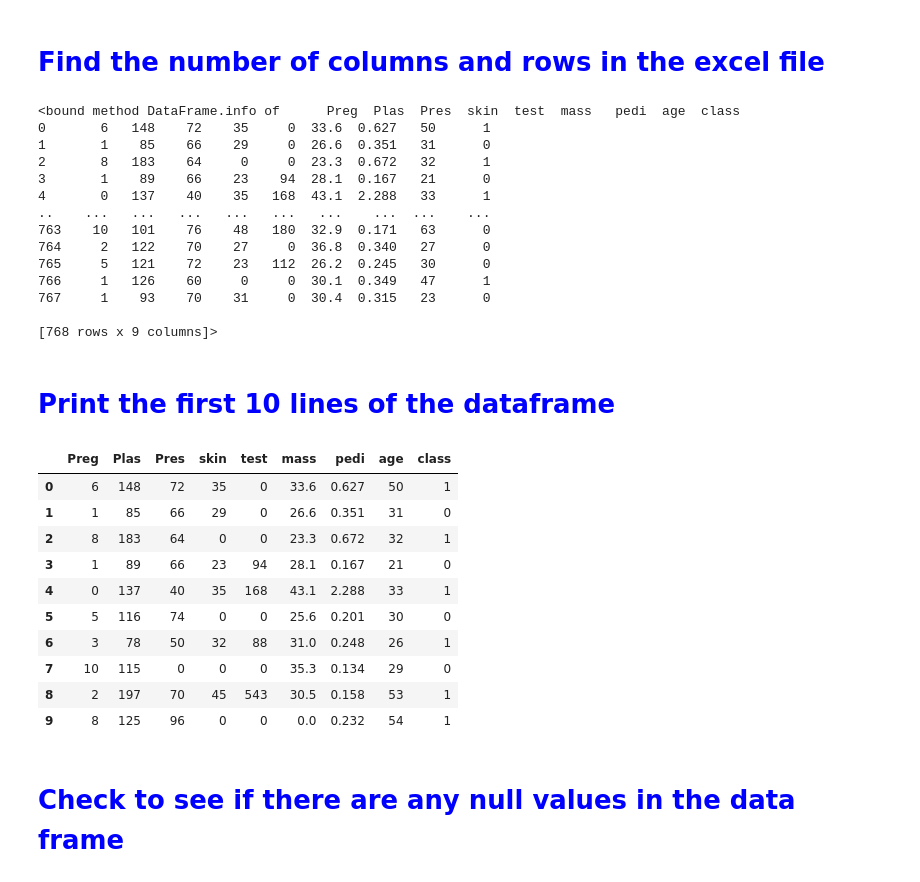
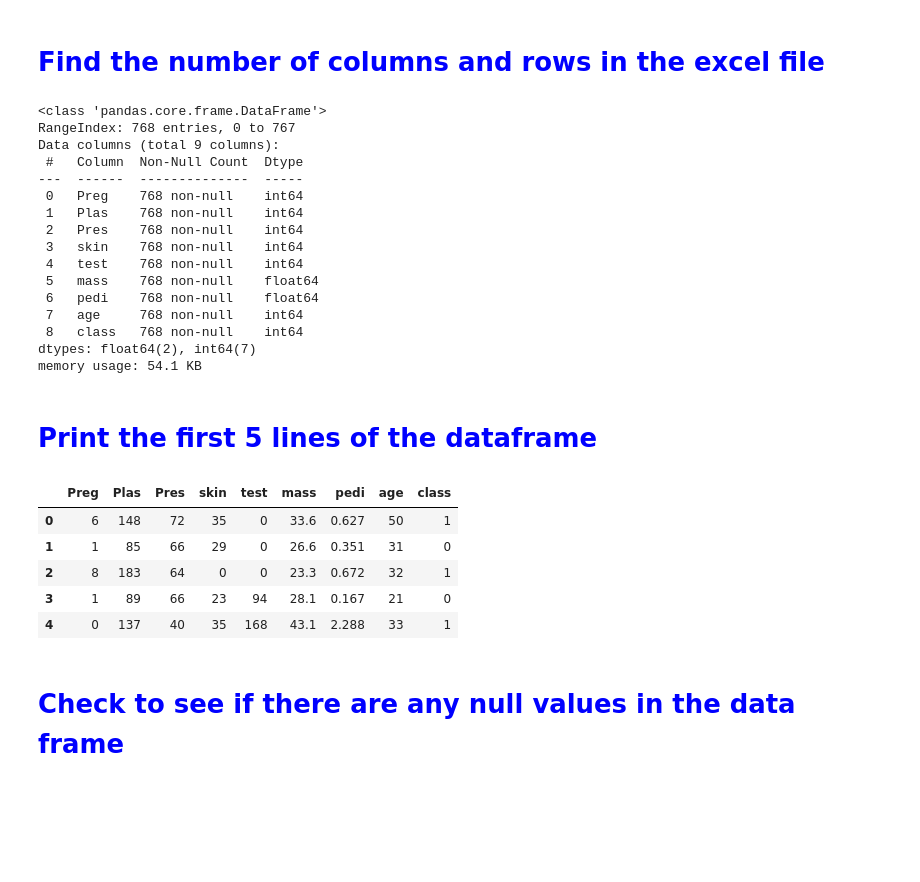
Before and after one commit to shifeng1106/MachineLearning, a Jupyter notebook: ml1-diabetes-logistic-regression.ipynb, the cells around one changed output. Drawn from its saved outputs; the diff is of its cells as text; code cells hidden in the pictures; blank space fills up the shorter version.

```diff
--- a/ml1-diabetes-logistic-regression.ipynb
+++ b/ml1-diabetes-logistic-regression.ipynb
@@ -44,38 +60,35 @@ pdata = pd.read_csv('../input/indian-diabetes/pima-indians-diabetes.csv')
 # %% [markdown]
 # <font color=blue> Find the number of columns and rows in the excel file
 # %%
-pdata.info
+pdata.info()
 # %% [output]
-<bound method DataFrame.info of      Preg  Plas  Pres  skin  test  mass   pedi  age  class
-0       6   148    72    35     0  33.6  0.627   50      1
-1       1    85    66    29     0  26.6  0.351   31      0
-2       8   183    64     0     0  23.3  0.672   32      1
-3       1    89    66    23    94  28.1  0.167   21      0
-4       0   137    40    35   168  43.1  2.288   33      1
-..    ...   ...   ...   ...   ...   ...    ...  ...    ...
-763    10   101    76    48   180  32.9  0.171   63      0
-764     2   122    70    27     0  36.8  0.340   27      0
-765     5   121    72    23   112  26.2  0.245   30      0
-766     1   126    60     0     0  30.1  0.349   47      1
-767     1    93    70    31     0  30.4  0.315   23      0
-
-[768 rows x 9 columns]>
+<class 'pandas.core.frame.DataFrame'>
+RangeIndex: 768 entries, 0 to 767
+Data columns (total 9 columns):
+ #   Column  Non-Null Count  Dtype
+---  ------  --------------  -----
+ 0   Preg    768 non-null    int64
+ 1   Plas    768 non-null    int64
+ 2   Pres    768 non-null    int64
+ 3   skin    768 non-null    int64
+ 4   test    768 non-null    int64
+ 5   mass    768 non-null    float64
+ 6   pedi    768 non-null    float64
+ 7   age     768 non-null    int64
+ 8   class   768 non-null    int64
+dtypes: float64(2), int64(7)
+memory usage: 54.1 KB
 # %% [markdown]
-# <font color=blue> Print the first 10 lines of the dataframe
+# <font color=blue> Print the first 5 lines of the dataframe
 # %%
-pdata.head(10)
+pdata.head()
 # %% [output]
 |  | Preg | Plas | Pres | skin | test | mass | pedi | age | class |
 | 0 | 6 | 148 | 72 | 35 | 0 | 33.6 | 0.627 | 50 | 1 |
 | 1 | 1 | 85 | 66 | 29 | 0 | 26.6 | 0.351 | 31 | 0 |
 | 2 | 8 | 183 | 64 | 0 | 0 | 23.3 | 0.672 | 32 | 1 |
 | 3 | 1 | 89 | 66 | 23 | 94 | 28.1 | 0.167 | 21 | 0 |
 | 4 | 0 | 137 | 40 | 35 | 168 | 43.1 | 2.288 | 33 | 1 |
-| 5 | 5 | 116 | 74 | 0 | 0 | 25.6 | 0.201 | 30 | 0 |
-| 6 | 3 | 78 | 50 | 32 | 88 | 31.0 | 0.248 | 26 | 1 |
-| 7 | 10 | 115 | 0 | 0 | 0 | 35.3 | 0.134 | 29 | 0 |
-| 8 | 2 | 197 | 70 | 45 | 543 | 30.5 | 0.158 | 53 | 1 |
-| 9 | 8 | 125 | 96 | 0 | 0 | 0.0 | 0.232 | 54 | 1 |
 # %% [markdown]
 # <font color=blue> Check to see if there are any null values in the data frame
 # %%
```
Also changed, not shown: parts of 21 cells of this notebook.
